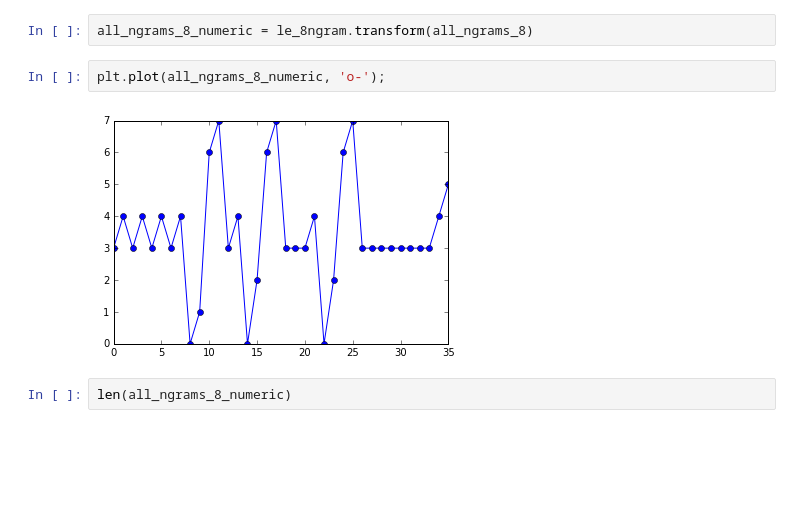
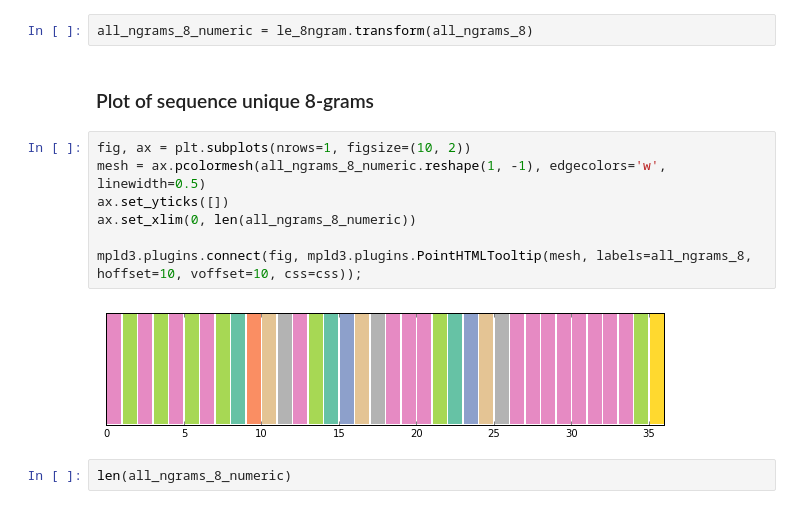
Before and after one commit to bzamecnik/music-viz, a Jupyter notebook: hladova-zed/visualize_chord_grid_hladova_zed.ipynb, the cells around one changed output. Saved outputs shown, nothing was run; the diff lists cells and outputs as text; blank space fills up the shorter version.

Commit message:
Plot a sequence of unique 8-grams as a colorful plot.

```diff
--- a/hladova-zed/visualize_chord_grid_hladova_zed.ipynb
+++ b/hladova-zed/visualize_chord_grid_hladova_zed.ipynb
@@ -313,10 +313,17 @@ all_ngrams_8
  'Em Em Em Em Em Em Em Em']
 # %%
 all_ngrams_8_numeric = le_8ngram.transform(all_ngrams_8)
-# %%
-plt.plot(all_ngrams_8_numeric, 'o-');
-# %% [output]
-[figure, removed]
+# %% [markdown]
+### Plot of sequence unique 8-grams
+# %%
+fig, ax = plt.subplots(nrows=1, figsize=(10, 2))
+mesh = ax.pcolormesh(all_ngrams_8_numeric.reshape(1, -1), edgecolors='w', linewidth=0.5)
+ax.set_yticks([])
+ax.set_xlim(0, len(all_ngrams_8_numeric))
+
+mpld3.plugins.connect(fig, mpld3.plugins.PointHTMLTooltip(mesh, labels=all_ngrams_8, hoffset=10, voffset=10, css=css));
+# %% [output]
+[figure, added]
 # %%
 len(all_ngrams_8_numeric)
 # %% [output]
```
